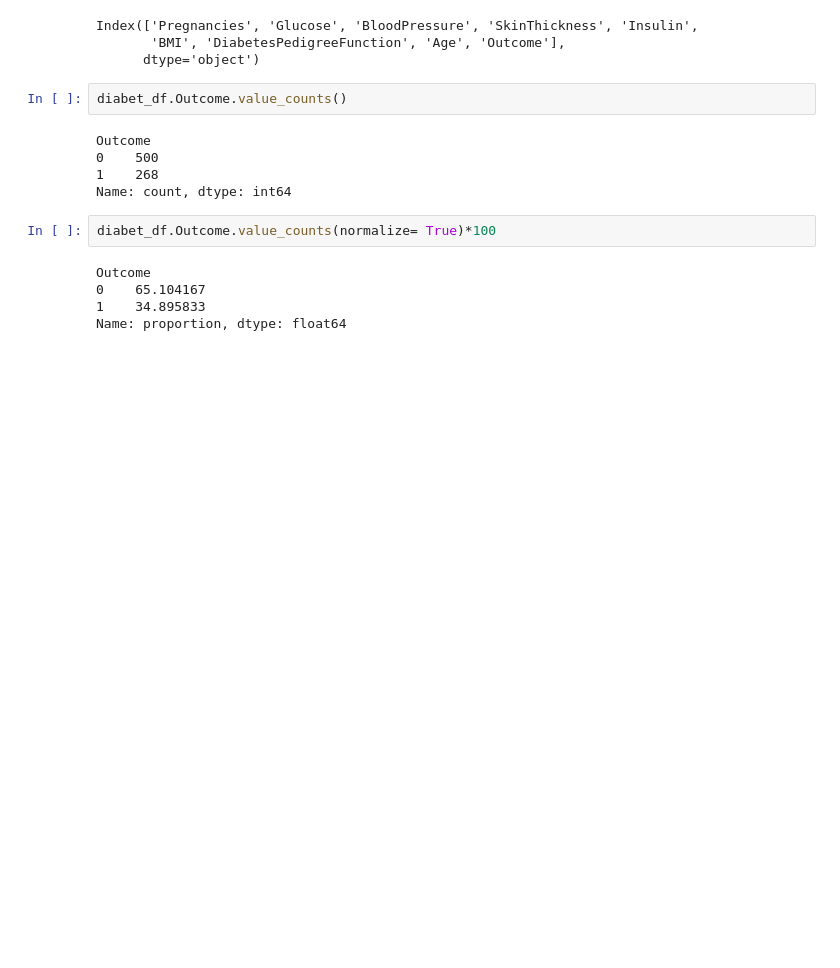
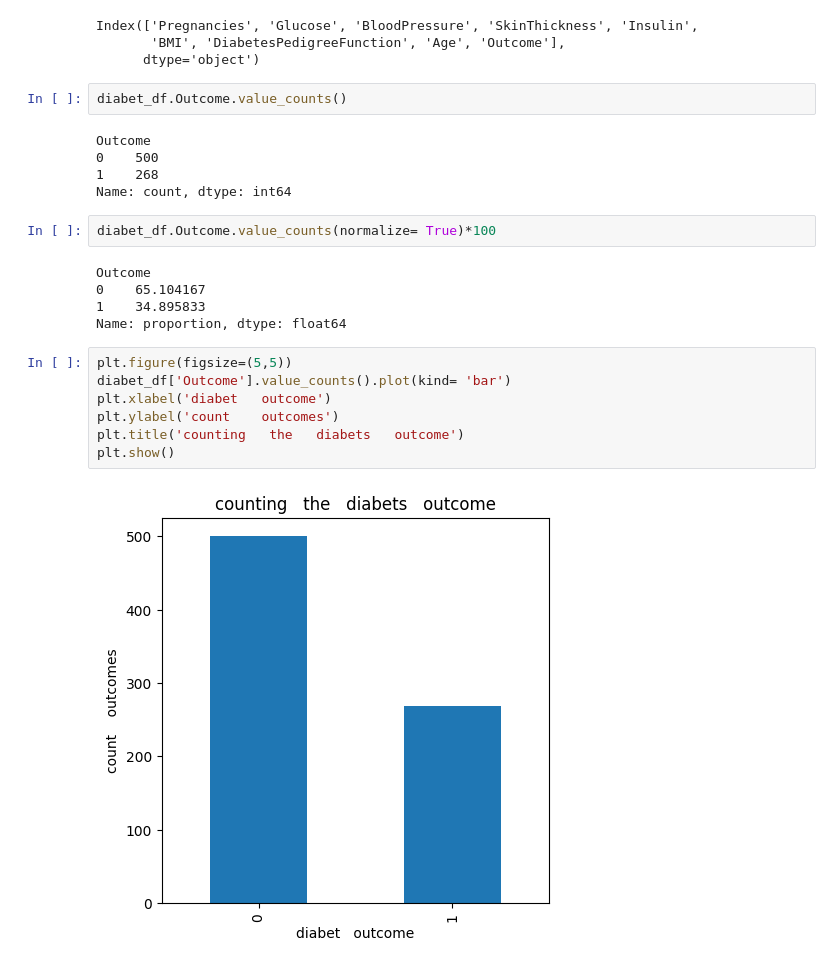
Before and after one commit to keerthi932/Data_Science_Projects, a Jupyter notebook: Diabetes/sample_01.ipynb, the cells around one changed output. Cells and saved outputs as stored; diff of their text form; blank space fills up the shorter version.

```diff
--- a/Diabetes/sample_01.ipynb
+++ b/Diabetes/sample_01.ipynb
@@ -69,3 +69,12 @@ Outcome
 0    65.104167
 1    34.895833
 Name: proportion, dtype: float64
+# %%
+plt.figure(figsize=(5,5))
+diabet_df['Outcome'].value_counts().plot(kind= 'bar')
+plt.xlabel('diabet   outcome')
+plt.ylabel('count    outcomes')
+plt.title('counting   the   diabets   outcome')
+plt.show()
+# %% [output]
+[figure, added]
```
Also changed, not shown: parts of 9 cells of this notebook.
